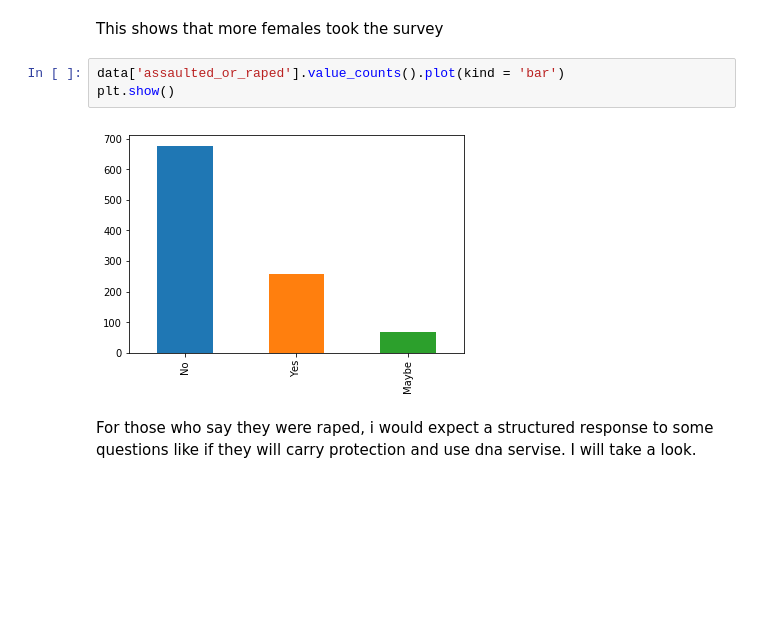
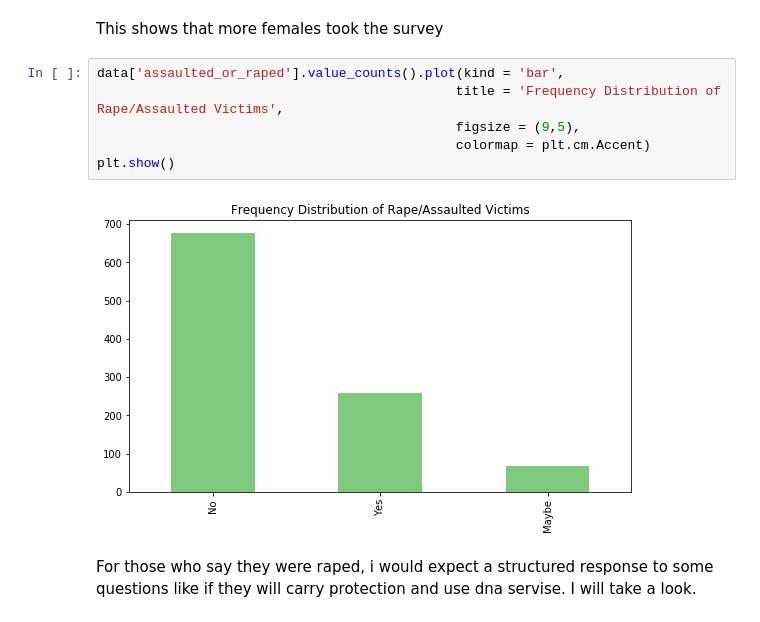
Before and after one commit to Uchencho/Analysis_On_Sexual_Assault_Victims, a Jupyter notebook: Uche_Sexual_Assault_Analysis.ipynb, the cells around one changed output. Drawn from its saved outputs; the diff is of its cells as text; blank space fills up the shorter version.

```diff
--- a/Uche_Sexual_Assault_Analysis.ipynb
+++ b/Uche_Sexual_Assault_Analysis.ipynb
@@ -371,10 +387,13 @@ plt.show()
 # %% [markdown]
 This shows that more females took the survey
 # %%
-data['assaulted_or_raped'].value_counts().plot(kind = 'bar')
+data['assaulted_or_raped'].value_counts().plot(kind = 'bar',
+                                              title = 'Frequency Distribution of Rape/Assaulted Victims',
+                                              figsize = (9,5),
+                                              colormap = plt.cm.Accent)
 plt.show()
 # %% [output]
-[figure, old version]
+[figure, new version]
 # %% [markdown]
 For those who say they were raped, i would expect a structured response to some questions like if they will carry protection and use dna servise. I will take a look.
 # %%
```
Also changed, not shown: parts of 24 cells of this notebook.
